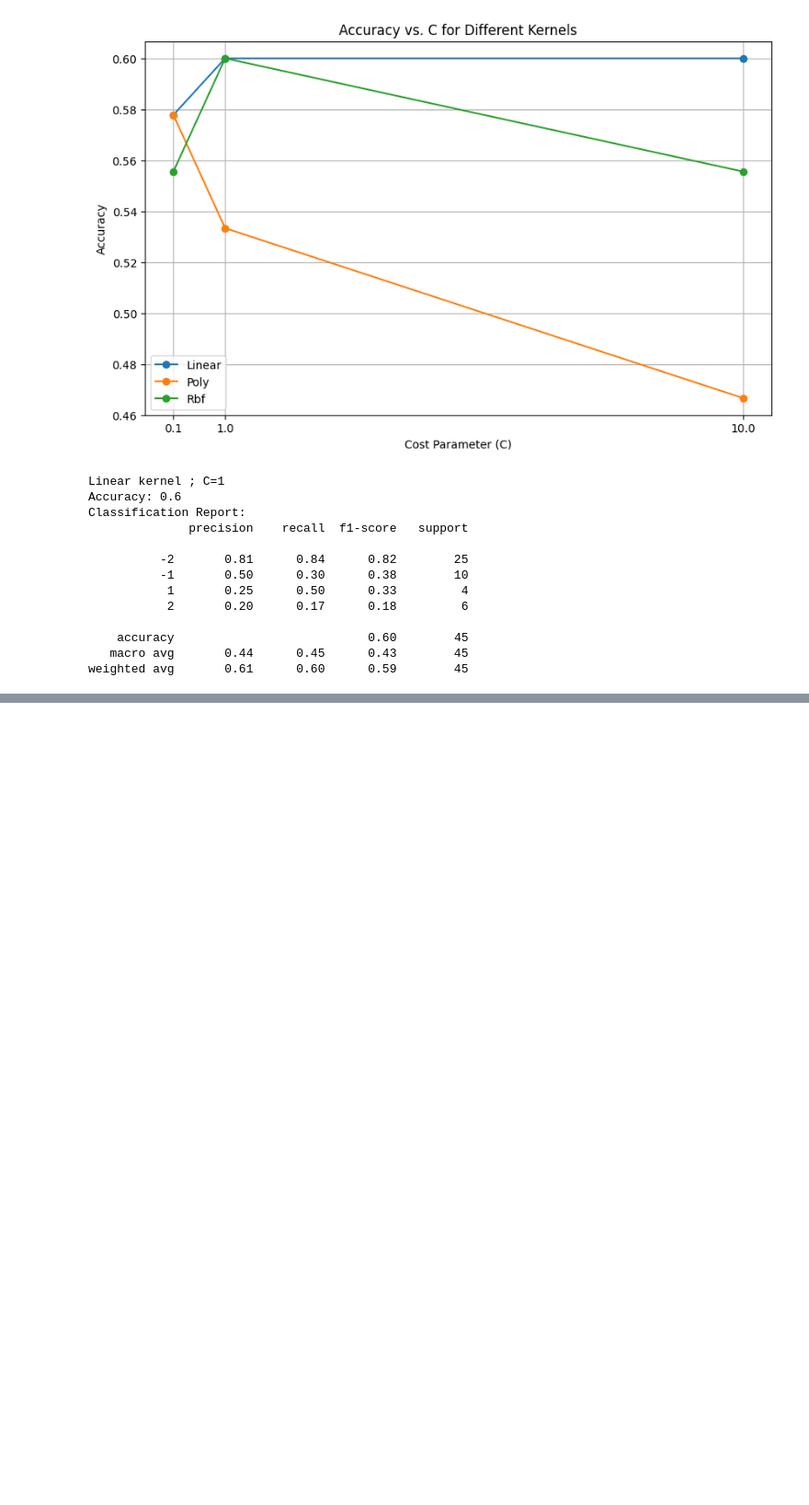
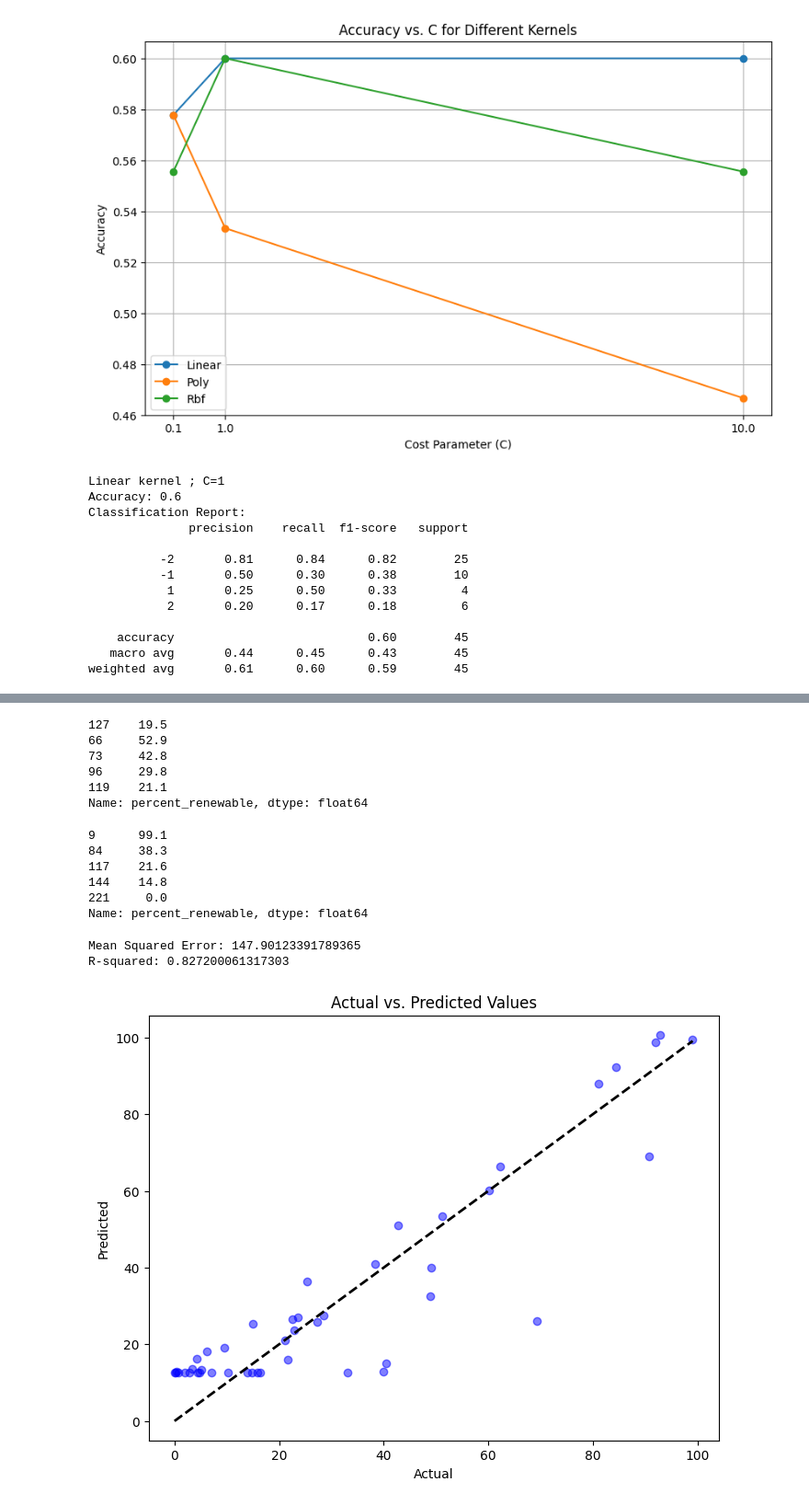
Before and after one commit to ManishV18/Renewify, a Jupyter notebook: Renewify.ipynb, the cells around one changed output, grey strips where cells are left out. Shown at 92% size. Saved outputs shown, nothing was run; the diff lists cells and outputs as text; code cells hidden in the pictures; blank space fills up the shorter version.

```diff
--- a/Renewify.ipynb
+++ b/Renewify.ipynb
@@ -1345,0 +1532,4 @@ weighted avg       0.61      0.60      0.59        45
+# %%
+data = renewable_energy_df[['percent_hydro', 'percent_renewable']]
+
+data.head()
@@ -1345,0 +1543,8 @@ weighted avg       0.61      0.60      0.59        45
+# %%
+np.random.seed(42)
+# independent (X) and dependent (y) variable
+X = data[['percent_hydro']]
+y = data['percent_renewable']
+
+# Splitting data
+X_train, X_test, y_train, y_test = train_test_split(X, y, test_size=0.2, random_state=42)
@@ -1345,0 +1569,46 @@ weighted avg       0.61      0.60      0.59        45
+# %%
+y_train.head()
+# %% [output]
+127    19.5
+66     52.9
+73     42.8
+96     29.8
+119    21.1
+Name: percent_renewable, dtype: float64
+# %%
+y_test.head()
+# %% [output]
+9      99.1
+84     38.3
+117    21.6
+144    14.8
+221     0.0
+Name: percent_renewable, dtype: float64
+# %%
+# Linear regression model
+model = LinearRegression()
+model.fit(X_train, y_train)
+
+# Making predictions
+y_pred = model.predict(X_test)
+
+# Evaluating the model using evaluation metrics
+mse = mean_squared_error(y_test, y_pred)
+r2 = r2_score(y_test, y_pred)
+
+print("Mean Squared Error:", mse)
+print("R-squared:", r2)
+# %% [output]
+Mean Squared Error: 147.90123391789365
+R-squared: 0.827200061317303
+# %%
+# Plotting actual vs. predicted values
+plt.figure(figsize=(8, 6))
+plt.scatter(y_test, y_pred, color='blue', alpha=0.5)
+plt.plot([y_test.min(), y_test.max()], [y_test.min(), y_test.max()], 'k--', lw=2)
+plt.xlabel('Actual')
+plt.ylabel('Predicted')
+plt.title('Actual vs. Predicted Values')
+plt.show()
+# %% [output]
+[figure, added]
```
Also changed, not shown: parts of 18 cells of this notebook.
